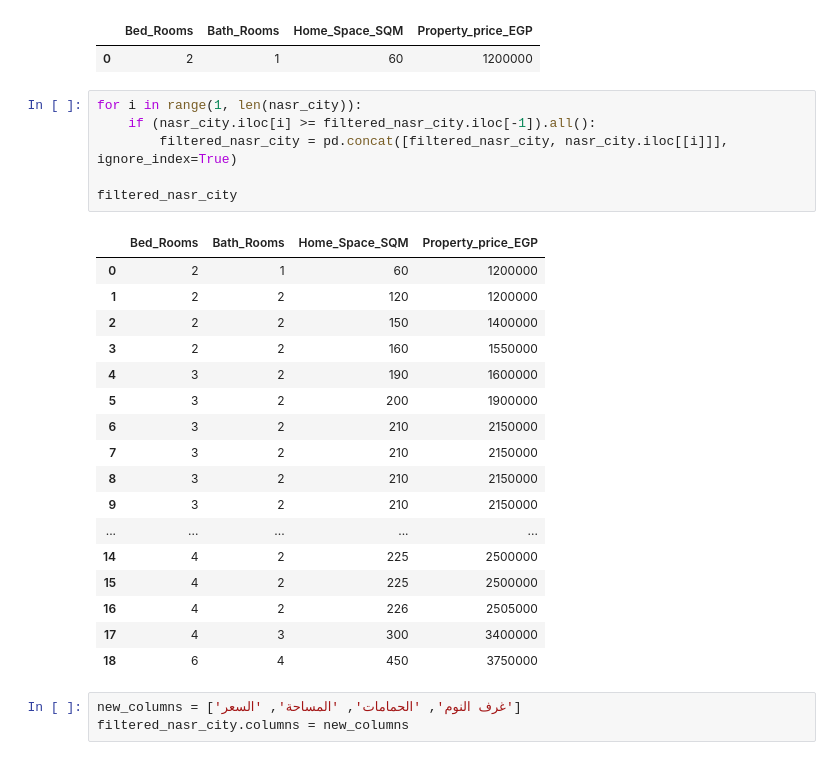
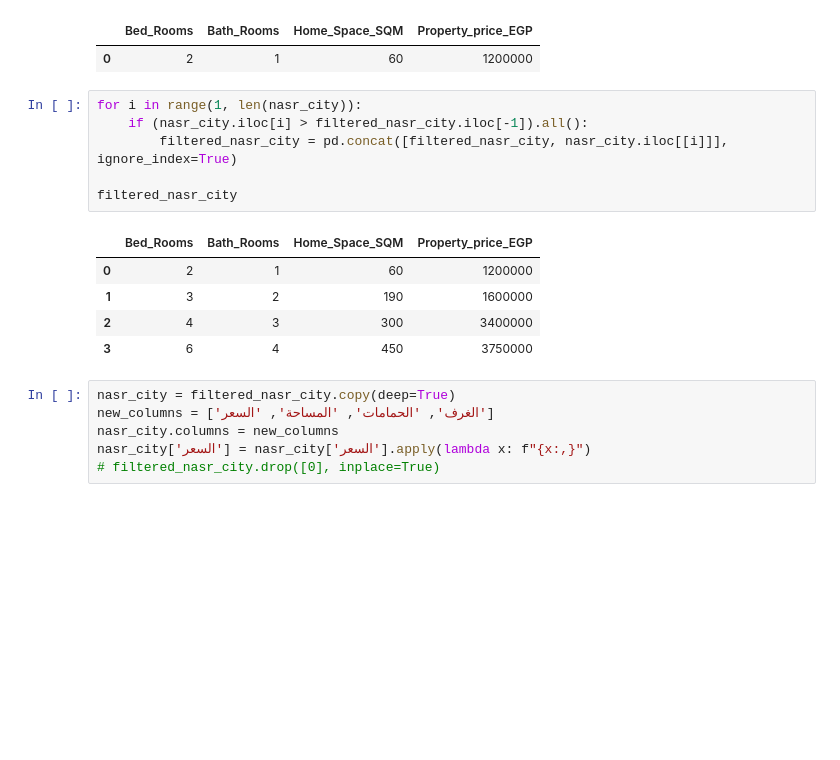
Before and after one commit to Omar-Al-Sharif/AI-talks-neural-network-visualizer, a Jupyter notebook: AI talks EP3.ipynb, the cells around one changed output. Saved outputs shown, nothing was run; the diff lists cells and outputs as text; blank space fills up the shorter version.

```diff
--- a/AI talks EP3.ipynb
+++ b/AI talks EP3.ipynb
@@ -85,29 +85,20 @@ filtered_nasr_city
 | 0 | 2 | 1 | 60 | 1200000 |
 # %%
 for i in range(1, len(nasr_city)):
-    if (nasr_city.iloc[i] >= filtered_nasr_city.iloc[-1]).all():
+    if (nasr_city.iloc[i] > filtered_nasr_city.iloc[-1]).all():
         filtered_nasr_city = pd.concat([filtered_nasr_city, nasr_city.iloc[[i]]], ignore_index=True)
 
 filtered_nasr_city
 # %% [output]
 |  | Bed_Rooms | Bath_Rooms | Home_Space_SQM | Property_price_EGP |
 | 0 | 2 | 1 | 60 | 1200000 |
-| 1 | 2 | 2 | 120 | 1200000 |
-| 2 | 2 | 2 | 150 | 1400000 |
-| 3 | 2 | 2 | 160 | 1550000 |
-| 4 | 3 | 2 | 190 | 1600000 |
-| 5 | 3 | 2 | 200 | 1900000 |
-| 6 | 3 | 2 | 210 | 2150000 |
-| 7 | 3 | 2 | 210 | 2150000 |
-| 8 | 3 | 2 | 210 | 2150000 |
-| 9 | 3 | 2 | 210 | 2150000 |
-| ... | ... | ... | ... | ... |
-| 14 | 4 | 2 | 225 | 2500000 |
-| 15 | 4 | 2 | 225 | 2500000 |
-| 16 | 4 | 2 | 226 | 2505000 |
-| 17 | 4 | 3 | 300 | 3400000 |
-| 18 | 6 | 4 | 450 | 3750000 |
+| 1 | 3 | 2 | 190 | 1600000 |
+| 2 | 4 | 3 | 300 | 3400000 |
+| 3 | 6 | 4 | 450 | 3750000 |
-# %%
-new_columns = ['غرف النوم', 'الحمامات', 'المساحة', 'السعر']
-filtered_nasr_city.columns = new_columns
+# %%
+nasr_city = filtered_nasr_city.copy(deep=True)
+new_columns = ['الغرف', 'الحمامات', 'المساحة', 'السعر']
+nasr_city.columns = new_columns
+nasr_city['السعر'] = nasr_city['السعر'].apply(lambda x: f"{x:,}")
+# filtered_nasr_city.drop([0], inplace=True)
 # %%
```
Also changed, not shown: parts of 3 cells of this notebook, 3 other files.
